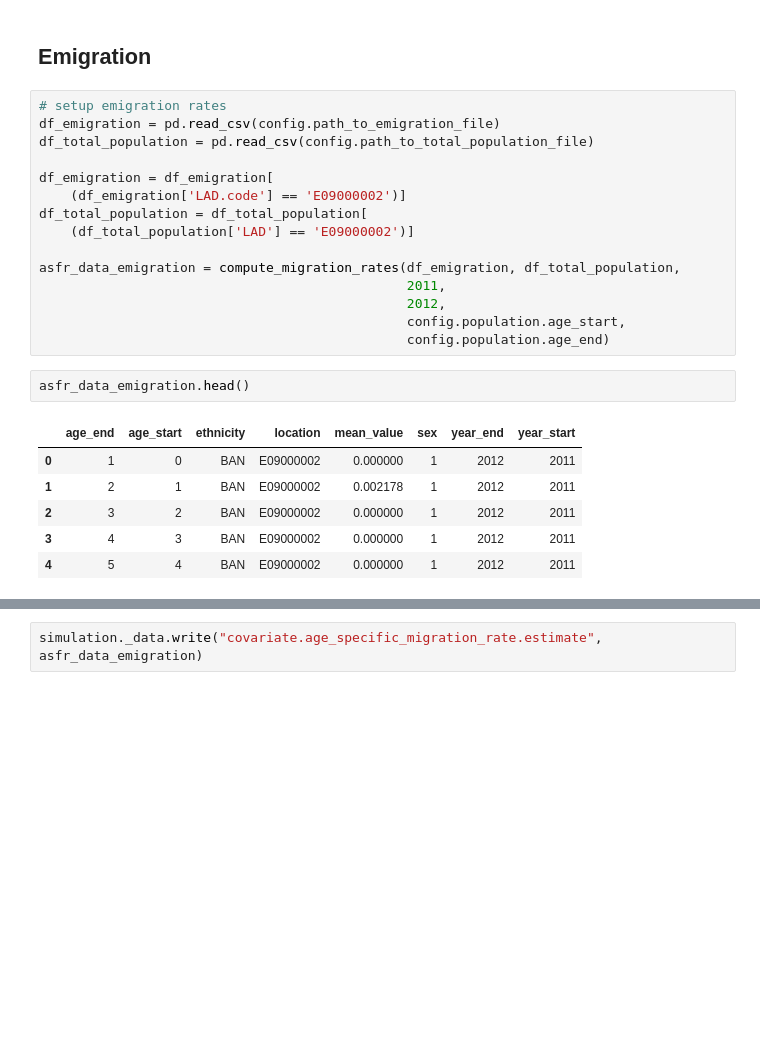
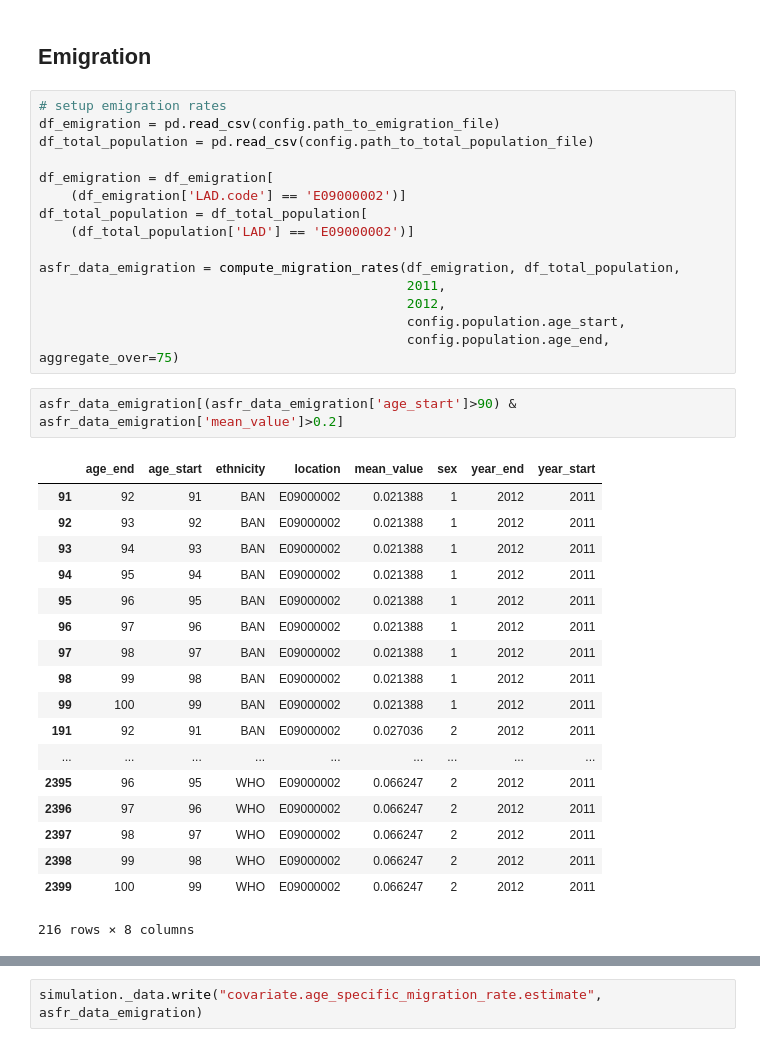
Before and after one commit to ihmeuw/vivarium_public_health, a Jupyter notebook: notebooks/pipeline_005_fertility_mortality_emigration_immigration.ipynb, the cells around one changed output, grey strips where cells are left out. Cells and saved outputs as stored; diff of their text form; blank space fills up the shorter version.

```diff
--- a/notebooks/pipeline_005_fertility_mortality_emigration_immigration.ipynb
+++ b/notebooks/pipeline_005_fertility_mortality_emigration_immigration.ipynb
@@ -191,16 +191,28 @@ asfr_data_emigration = compute_migration_rates(df_emigration, df_total_populatio
                                                2011,
                                                2012,
                                                config.population.age_start,
-                                               config.population.age_end)
+                                               config.population.age_end, aggregate_over=75)
-# %%
-asfr_data_emigration.head()
-# %% [output]
-|  | age_end | age_start | ethnicity | location | mean_value | sex | year_end | year_start |
-| 0 | 1 | 0 | BAN | E09000002 | 0.000000 | 1 | 2012 | 2011 |
-| 1 | 2 | 1 | BAN | E09000002 | 0.002178 | 1 | 2012 | 2011 |
-| 2 | 3 | 2 | BAN | E09000002 | 0.000000 | 1 | 2012 | 2011 |
-| 3 | 4 | 3 | BAN | E09000002 | 0.000000 | 1 | 2012 | 2011 |
-| 4 | 5 | 4 | BAN | E09000002 | 0.000000 | 1 | 2012 | 2011 |
+# %%
+asfr_data_emigration[(asfr_data_emigration['age_start']>90) & asfr_data_emigration['mean_value']>0.2]
+# %% [output]
+|  | age_end | age_start | ethnicity | location | mean_value | sex | year_end | year_start |
+| 91 | 92 | 91 | BAN | E09000002 | 0.021388 | 1 | 2012 | 2011 |
+| 92 | 93 | 92 | BAN | E09000002 | 0.021388 | 1 | 2012 | 2011 |
+| 93 | 94 | 93 | BAN | E09000002 | 0.021388 | 1 | 2012 | 2011 |
+| 94 | 95 | 94 | BAN | E09000002 | 0.021388 | 1 | 2012 | 2011 |
+| 95 | 96 | 95 | BAN | E09000002 | 0.021388 | 1 | 2012 | 2011 |
+| 96 | 97 | 96 | BAN | E09000002 | 0.021388 | 1 | 2012 | 2011 |
+| 97 | 98 | 97 | BAN | E09000002 | 0.021388 | 1 | 2012 | 2011 |
+| 98 | 99 | 98 | BAN | E09000002 | 0.021388 | 1 | 2012 | 2011 |
+| 99 | 100 | 99 | BAN | E09000002 | 0.021388 | 1 | 2012 | 2011 |
+| 191 | 92 | 91 | BAN | E09000002 | 0.027036 | 2 | 2012 | 2011 |
+| ... | ... | ... | ... | ... | ... | ... | ... | ... |
+| 2395 | 96 | 95 | WHO | E09000002 | 0.066247 | 2 | 2012 | 2011 |
+| 2396 | 97 | 96 | WHO | E09000002 | 0.066247 | 2 | 2012 | 2011 |
+| 2397 | 98 | 97 | WHO | E09000002 | 0.066247 | 2 | 2012 | 2011 |
+| 2398 | 99 | 98 | WHO | E09000002 | 0.066247 | 2 | 2012 | 2011 |
+| 2399 | 100 | 99 | WHO | E09000002 | 0.066247 | 2 | 2012 | 2011 |
+216 rows × 8 columns
 # %%
 # Population (total)
 plt.figure(figsize=(15, 10))
```
Also changed, not shown: parts of 23 cells of this notebook, 1 other file.
